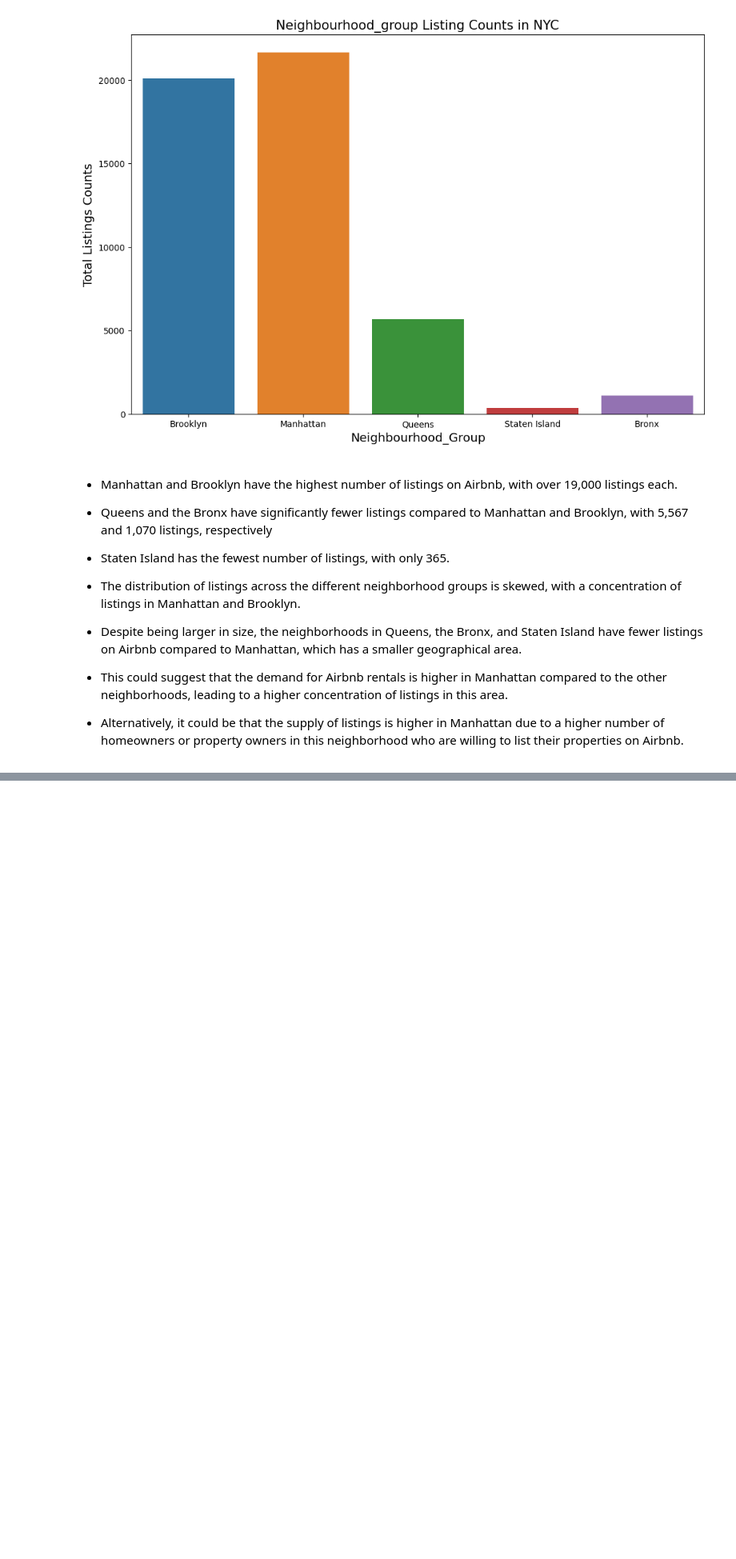
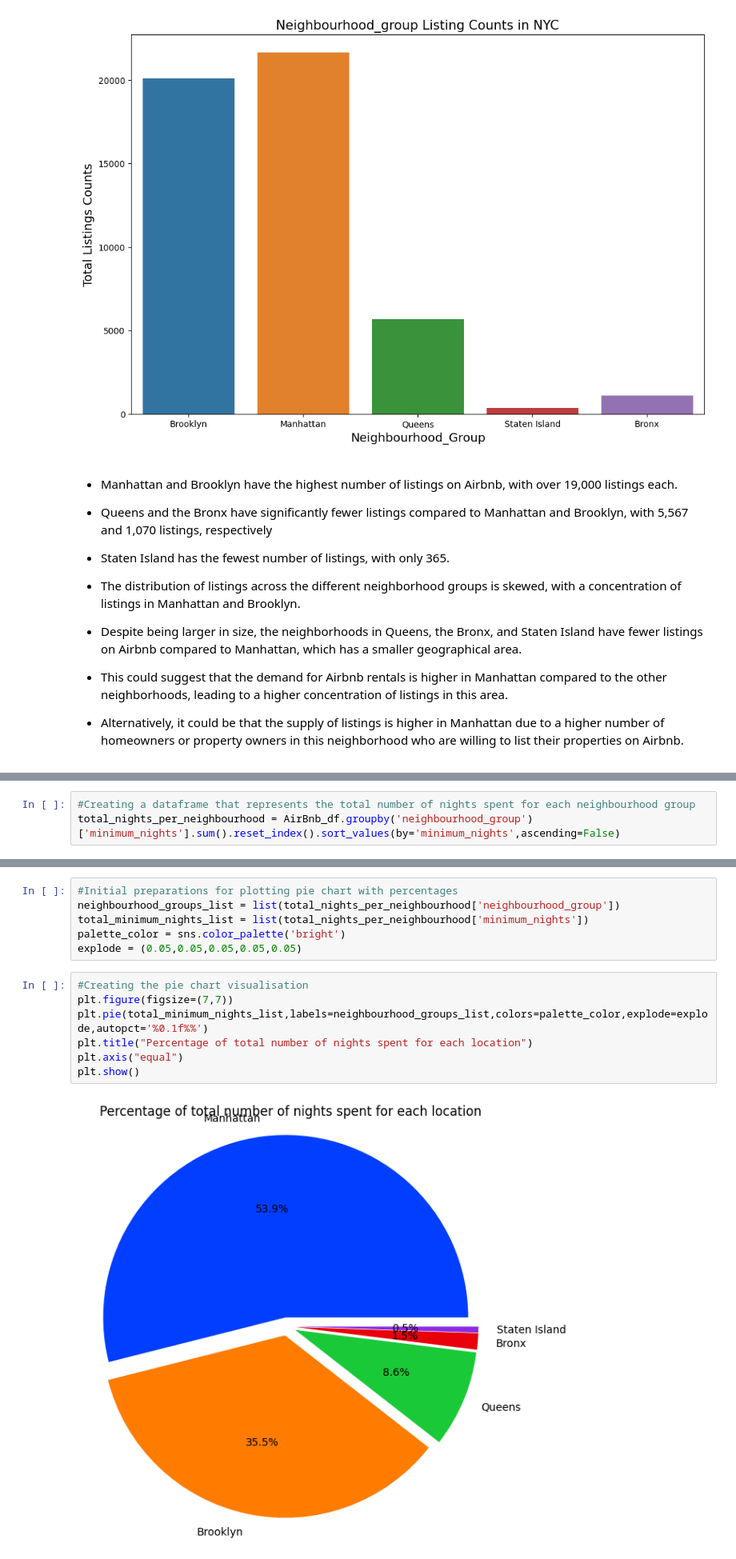
Before and after one commit to kumarsinghashu/AirBnb--Booking--Analysis, a Jupyter notebook: AirBnb_Booking_Analysis_Capstone_Project_EDA.ipynb, the cells around one changed output, grey strips where cells are left out. Shown at 80% size. Saved outputs shown, nothing was run; the diff lists cells and outputs as text; blank space fills up the shorter version.

```diff
--- a/AirBnb_Booking_Analysis_Capstone_Project_EDA.ipynb
+++ b/AirBnb_Booking_Analysis_Capstone_Project_EDA.ipynb
@@ -532,0 +649,3 @@ plt.show()
+# %%
+#Creating a dataframe that represents the total number of nights spent for each neighbourhood group
+total_nights_per_neighbourhood = AirBnb_df.groupby('neighbourhood_group')['minimum_nights'].sum().reset_index().sort_values(by='minimum_nights',ascending=False)
@@ -532,0 +662,15 @@ plt.show()
+# %%
+#Initial preparations for plotting pie chart with percentages
+neighbourhood_groups_list = list(total_nights_per_neighbourhood['neighbourhood_group'])
+total_minimum_nights_list = list(total_nights_per_neighbourhood['minimum_nights'])
+palette_color = sns.color_palette('bright')
+explode = (0.05,0.05,0.05,0.05,0.05)
+# %%
+#Creating the pie chart visualisation
+plt.figure(figsize=(7,7))
+plt.pie(total_minimum_nights_list,labels=neighbourhood_groups_list,colors=palette_color,explode=explode,autopct='%0.1f%%')
+plt.title("Percentage of total number of nights spent for each location")
+plt.axis("equal")
+plt.show()
+# %% [output]
+[figure, added]
```
Also changed, not shown: parts of 14 cells of this notebook.
